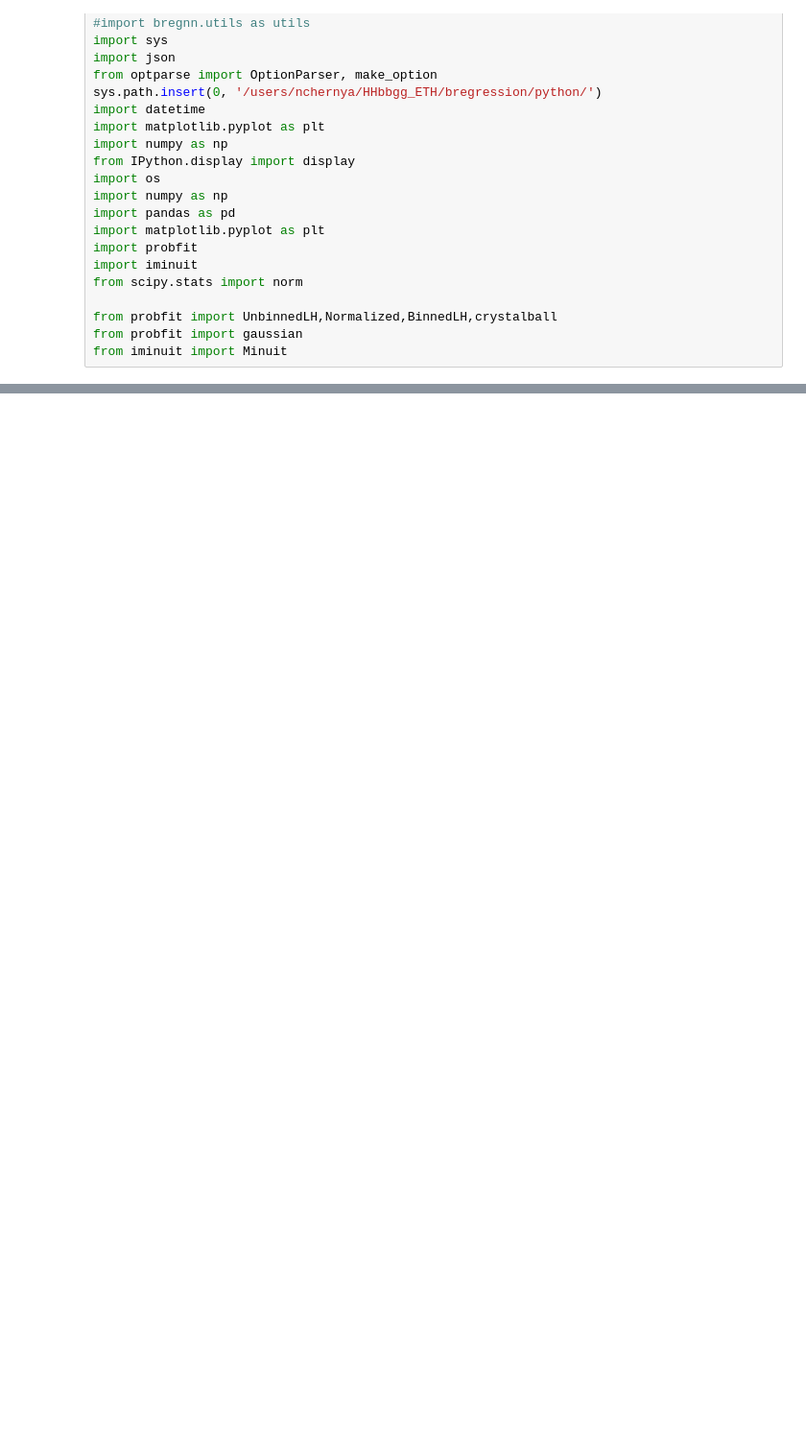
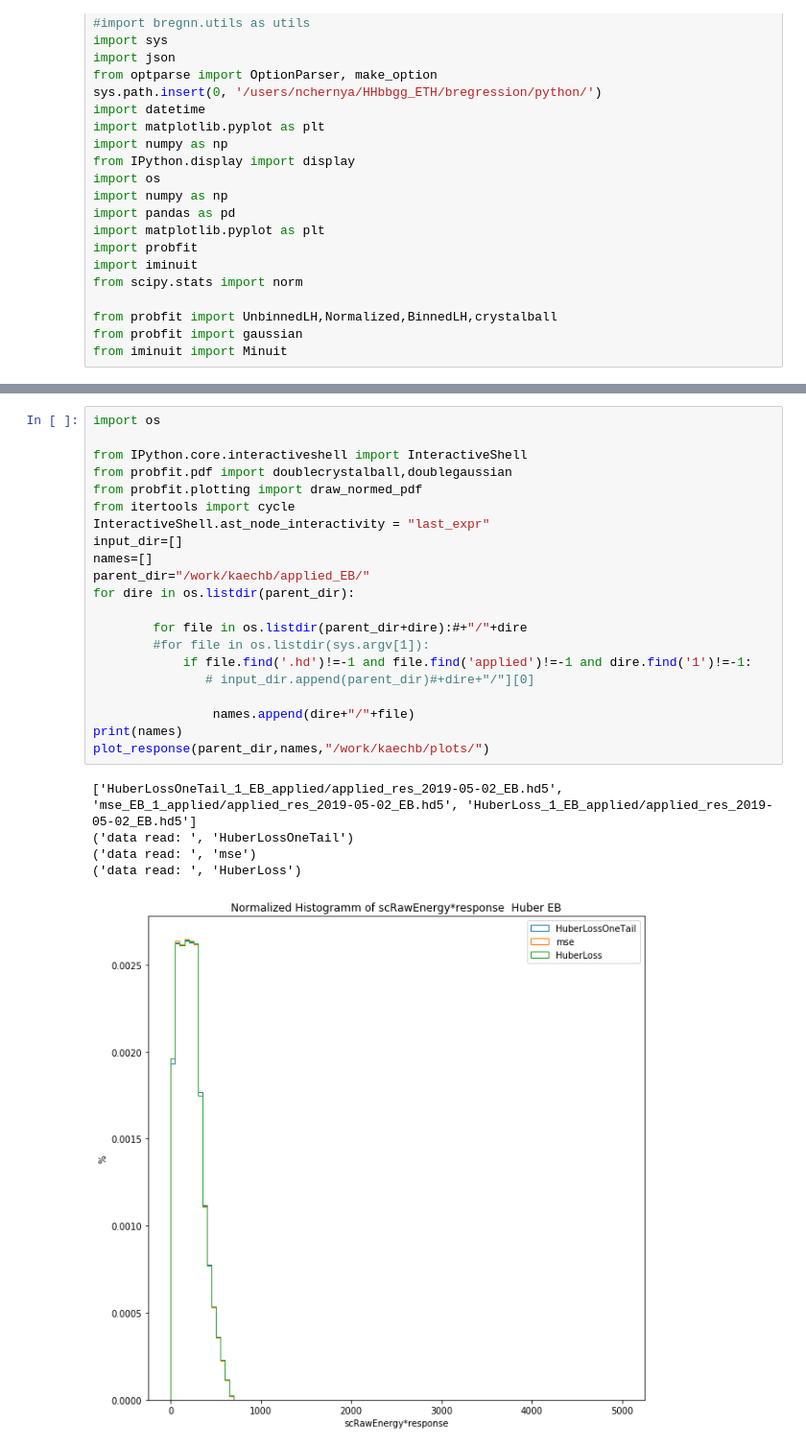
Before and after one commit to kaechb/HHbbgg_ETH, a Jupyter notebook: bregression/notebooks/plotsBenno.ipynb, the cells around one changed output, grey strips where cells are left out. Shown at 96% size. Cells and saved outputs as stored; diff of their text form; blank space fills up the shorter version.

```diff
--- a/bregression/notebooks/plotsBenno.ipynb
+++ b/bregression/notebooks/plotsBenno.ipynb
@@ -352,0 +104,27 @@ KeyError: 'response_NN_EE'
+# %%
+import os
+
+from IPython.core.interactiveshell import InteractiveShell
+from probfit.pdf import doublecrystalball,doublegaussian
+from probfit.plotting import draw_normed_pdf
+from itertools import cycle
+InteractiveShell.ast_node_interactivity = "last_expr"
+input_dir=[]
+names=[]
+parent_dir="/work/kaechb/applied_EB/"
+for dire in os.listdir(parent_dir):
+
+        for file in os.listdir(parent_dir+dire):#+"/"+dire
+        #for file in os.listdir(sys.argv[1]):
+            if file.find('.hd')!=-1 and file.find('applied')!=-1 and dire.find('1')!=-1:
+               # input_dir.append(parent_dir)#+dire+"/"][0]
+
+                names.append(dire+"/"+file)
+print(names)
+plot_response(parent_dir,names,"/work/kaechb/plots/")
+# %% [output]
+['HuberLossOneTail_1_EB_applied/applied_res_2019-05-02_EB.hd5', 'mse_EB_1_applied/applied_res_2019-05-02_EB.hd5', 'HuberLoss_1_EB_applied/applied_res_2019-05-02_EB.hd5']
+('data read: ', 'HuberLossOneTail')
+('data read: ', 'mse')
+('data read: ', 'HuberLoss')
+[figure, added]
```
Also changed, not shown: parts of 18 cells of this notebook.
